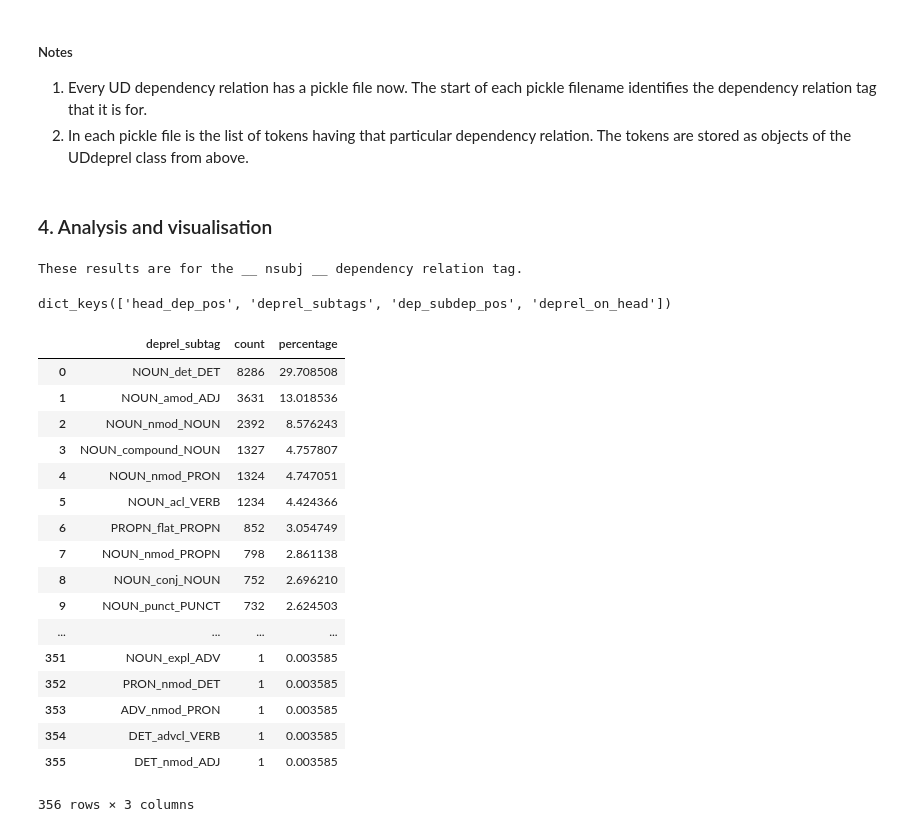
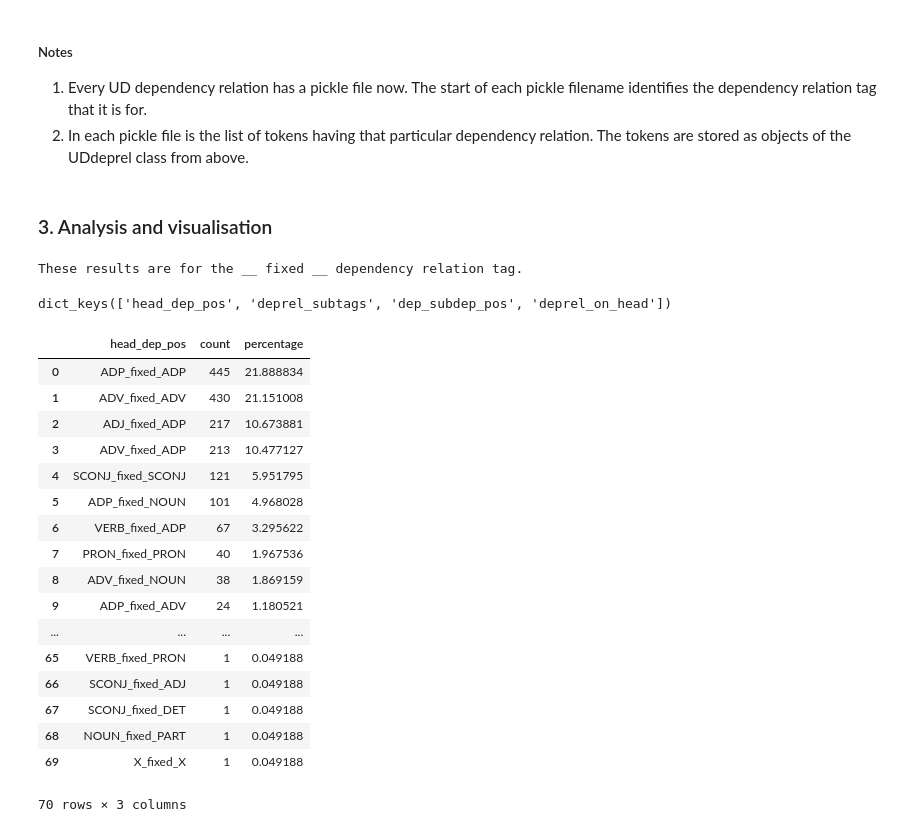
Before and after one commit to siyanapavlova/AMR_annotations, a Jupyter notebook: UD-Corpora-Analysis/UD_analyser.ipynb, the cells around one changed output. Saved outputs shown, nothing was run; the diff lists cells and outputs as text; code cells hidden in the pictures.

```diff
--- a/UD-Corpora-Analysis/UD_analyser.ipynb
+++ b/UD-Corpora-Analysis/UD_analyser.ipynb
@@ -403,7 +386,7 @@ len(failures__)
 1. Every UD dependency relation has a pickle file now. The start of each pickle filename identifies the dependency relation tag that it is for.
 2. In each pickle file is the list of tokens having that particular dependency relation. The tokens are stored as objects of the UDdeprel class from above.
 # %% [markdown]
-### 4. Analysis and visualisation
+### 3. Analysis and visualisation
 # %%
 def basic_statistics(UDdeprel_list):
     '''
@@ -516,35 +499,35 @@ def basic_statistics(UDdeprel_list):
     return basic_stats
 # %%
 # load the pickle file for the dependency relation you are interested in.
-data = pickleloader("./UDdeprel_data/nsubj_UDdeprel_pkl")
+data = pickleloader("./UDdeprel_data/fixed_UDdeprel_pkl")
 
 # run the basic_statistics function on the data
 result = basic_statistics(data)
 # %% [output]
-These results are for the __ nsubj __ dependency relation tag.
+These results are for the __ fixed __ dependency relation tag.
 # %%
 # see available information, stored in keys of a dictionary in the results
 print(result.keys())
 
 # access the results via the keys
-result["dep_subdep_pos"]
+result["head_dep_pos"]
 # %% [output]
 dict_keys(['head_dep_pos', 'deprel_subtags', 'dep_subdep_pos', 'deprel_on_head'])
-|  | deprel_subtag | count | percentage |
-| 0 | NOUN_det_DET | 8286 | 29.708508 |
-| 1 | NOUN_amod_ADJ | 3631 | 13.018536 |
-| 2 | NOUN_nmod_NOUN | 2392 | 8.576243 |
-| 3 | NOUN_compound_NOUN | 1327 | 4.757807 |
-| 4 | NOUN_nmod_PRON | 1324 | 4.747051 |
-| 5 | NOUN_acl_VERB | 1234 | 4.424366 |
-| 6 | PROPN_flat_PROPN | 852 | 3.054749 |
-| 7 | NOUN_nmod_PROPN | 798 | 2.861138 |
-| 8 | NOUN_conj_NOUN | 752 | 2.696210 |
-| 9 | NOUN_punct_PUNCT | 732 | 2.624503 |
+|  | head_dep_pos | count | percentage |
+| 0 | ADP_fixed_ADP | 445 | 21.888834 |
+| 1 | ADV_fixed_ADV | 430 | 21.151008 |
+| 2 | ADJ_fixed_ADP | 217 | 10.673881 |
+| 3 | ADV_fixed_ADP | 213 | 10.477127 |
+| 4 | SCONJ_fixed_SCONJ | 121 | 5.951795 |
+| 5 | ADP_fixed_NOUN | 101 | 4.968028 |
+| 6 | VERB_fixed_ADP | 67 | 3.295622 |
+| 7 | PRON_fixed_PRON | 40 | 1.967536 |
+| 8 | ADV_fixed_NOUN | 38 | 1.869159 |
+| 9 | ADP_fixed_ADV | 24 | 1.180521 |
 | ... | ... | ... | ... |
-| 351 | NOUN_expl_ADV | 1 | 0.003585 |
-| 352 | PRON_nmod_DET | 1 | 0.003585 |
-| 353 | ADV_nmod_PRON | 1 | 0.003585 |
-| 354 | DET_advcl_VERB | 1 | 0.003585 |
-| 355 | DET_nmod_ADJ | 1 | 0.003585 |
+| 65 | VERB_fixed_PRON | 1 | 0.049188 |
+| 66 | SCONJ_fixed_ADJ | 1 | 0.049188 |
+| 67 | SCONJ_fixed_DET | 1 | 0.049188 |
+| 68 | NOUN_fixed_PART | 1 | 0.049188 |
+| 69 | X_fixed_X | 1 | 0.049188 |
-356 rows × 3 columns
+70 rows × 3 columns
```
Also changed, not shown: parts of 15 cells of this notebook, 1 other file.
